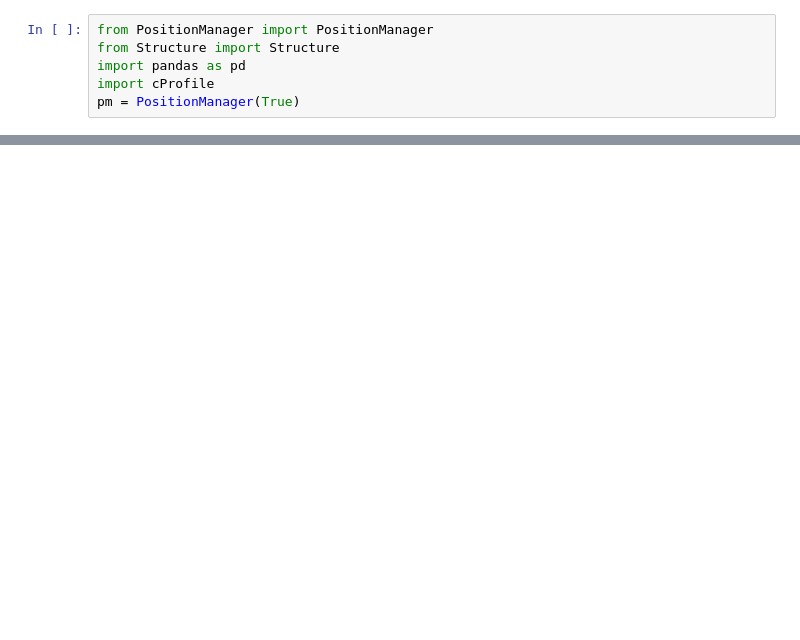
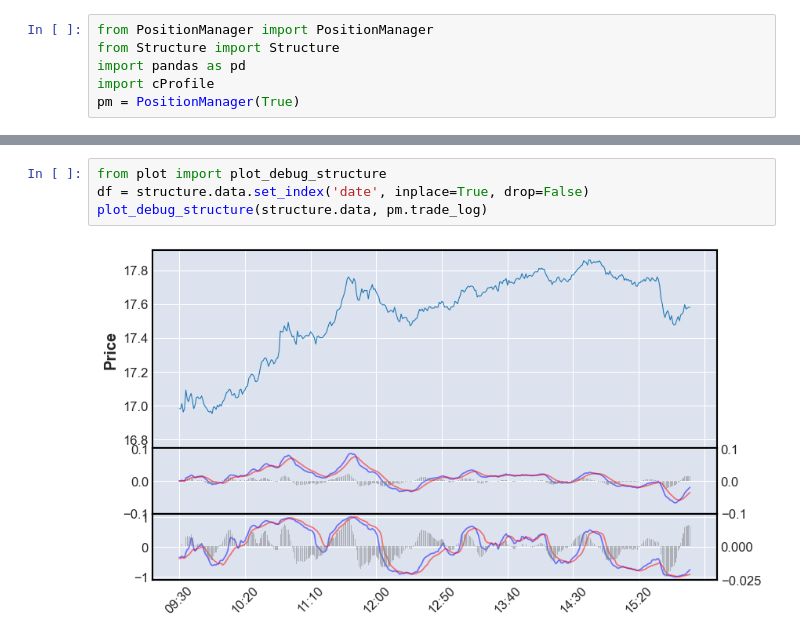
Before and after one commit to JaggerH/short_term_trade, a Jupyter notebook: test_main.ipynb, the cells around one changed output, grey strips where cells are left out. Drawn from its saved outputs; the diff is of its cells as text; blank space fills up the shorter version.

```diff
--- a/test_main.ipynb
+++ b/test_main.ipynb
@@ -109,0 +35,6 @@ date
+# %%
+from plot import plot_debug_structure
+df = structure.data.set_index('date', inplace=True, drop=False)
+plot_debug_structure(structure.data, pm.trade_log)
+# %% [output]
+[figure, added]
```
Also changed, not shown: parts of 4 cells of this notebook, 3 other files.
